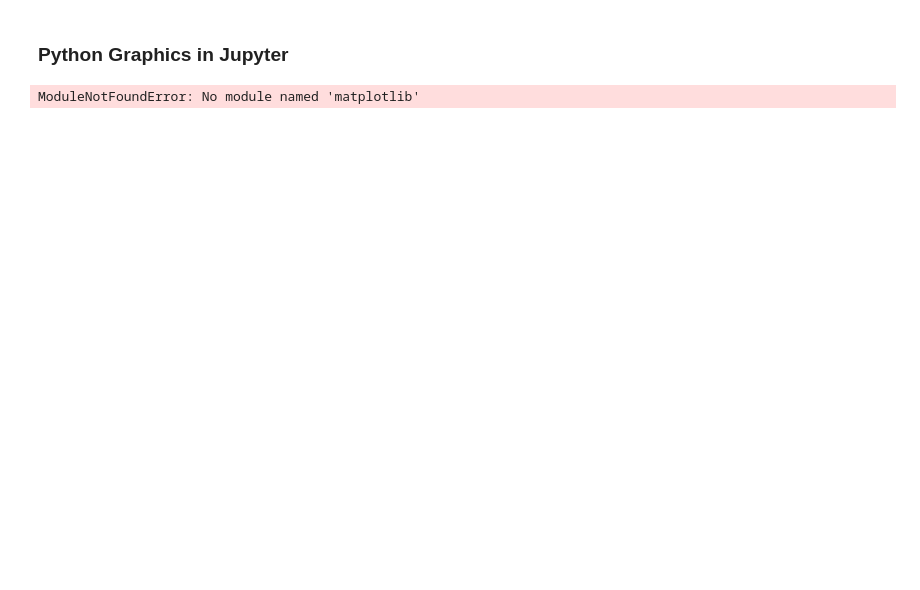
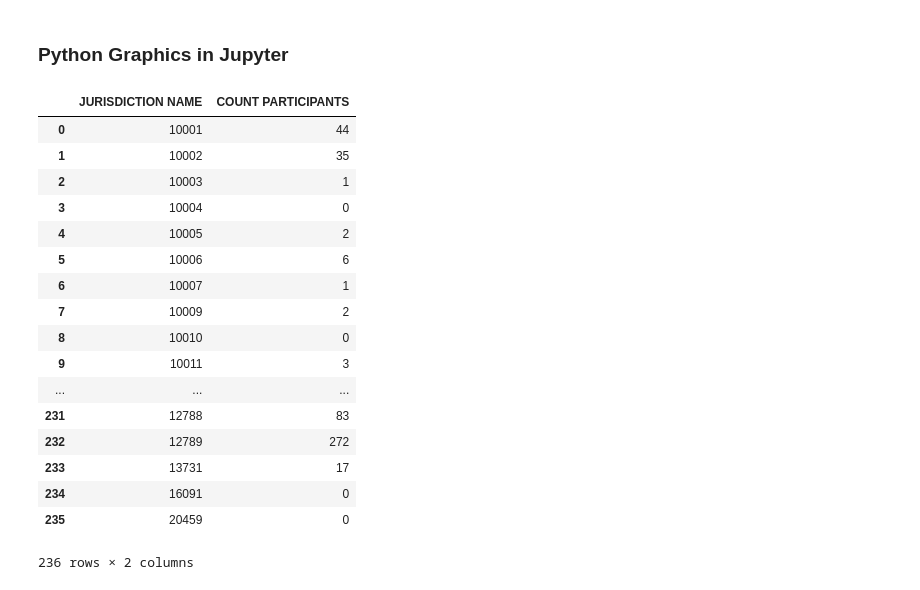
Before and after one commit to tdongsi/python, a Jupyter notebook: jupyter/Section_2.ipynb, the cells around one changed output. Saved outputs shown, nothing was run; the diff lists cells and outputs as text; code cells hidden in the pictures; blank space fills up the shorter version.

```diff
--- a/jupyter/Section_2.ipynb
+++ b/jupyter/Section_2.ipynb
@@ -53,7 +56,22 @@ TypeError: 'DataFrame' object is not callable
 # %%
-# import matplotlib
-
 df = pandas.DataFrame(data=data, columns=['JURISDICTION NAME', 'COUNT PARTICIPANTS'])
-df['COUNT PARTICIPANTS'].plot()
+df
 # %% [output]
+|  | JURISDICTION NAME | COUNT PARTICIPANTS |
+| 0 | 10001 | 44 |
+| 1 | 10002 | 35 |
+| 2 | 10003 | 1 |
+| 3 | 10004 | 0 |
+| 4 | 10005 | 2 |
+| 5 | 10006 | 6 |
+| 6 | 10007 | 1 |
+| 7 | 10009 | 2 |
+| 8 | 10010 | 0 |
+| 9 | 10011 | 3 |
+| ... | ... | ... |
+| 231 | 12788 | 83 |
+| 232 | 12789 | 272 |
+| 233 | 13731 | 17 |
+| 234 | 16091 | 0 |
+| 235 | 20459 | 0 |
-ModuleNotFoundError: No module named 'matplotlib'
+236 rows × 2 columns
```
Also changed, not shown: parts of 4 cells of this notebook, 1 other file.
